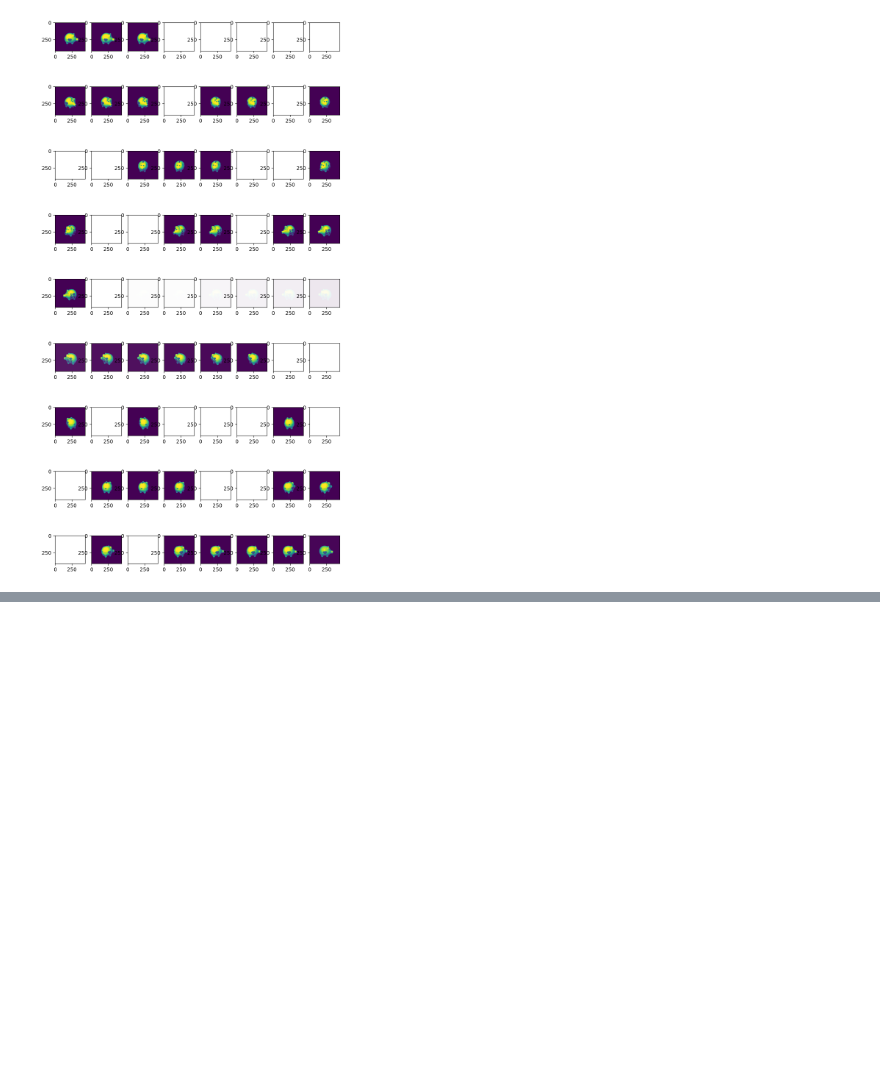
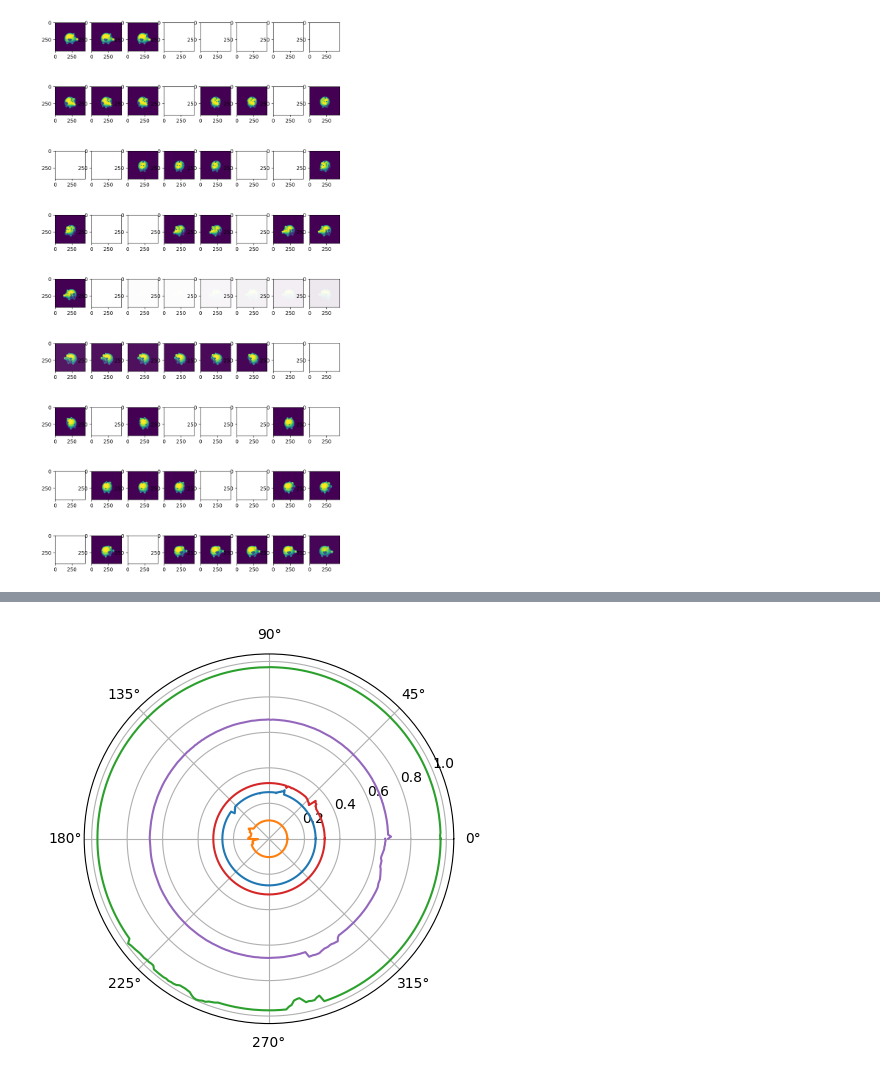
Before and after one commit to edoput/topological-data-analysis, a Jupyter notebook: circular coordinates.ipynb, the cells around one changed output, grey strips where cells are left out. Cells and saved outputs as stored; diff of their text form; code cells hidden in the pictures; blank space fills up the shorter version.

```diff
--- a/circular coordinates.ipynb
+++ b/circular coordinates.ipynb
@@ -611,0 +655,11 @@ UsageError: %%space is a cell magic, but the cell body is empty.
+# %%
+%%space multiple-object
+
+all_features = result['dgms'][1]
+all_cocycles = result['cocycles'][1]
+sorted_features = ((all_features[:,1] - all_features[:,0]) / all_features[:,0]).argsort() # get the indexes that would sort the barcodes wrt to death
+
+persistent_features = all_features[sorted_features][-5:]
+persistent_points = []
+for i in sorted_features[-5:]:
+    persistent_points.append(all_cocycles[i])
@@ -611,0 +668,14 @@ UsageError: %%space is a cell magic, but the cell body is empty.
+# %%
+%%space multiple-object
+
+y = []
+for representative, barcode in zip(persistent_points, persistent_features):
+    threshold = barcode[1]
+    y.append(compute(D, representative, threshold))
+# %%
+%%space multiple-object
+thetas = np.linspace(0,2 * np.pi, 360)
+for i in y:
+    plt.polar(thetas, i)
+# %% [output]
+[figure, added]
```
Also changed, not shown: parts of 18 cells of this notebook.
